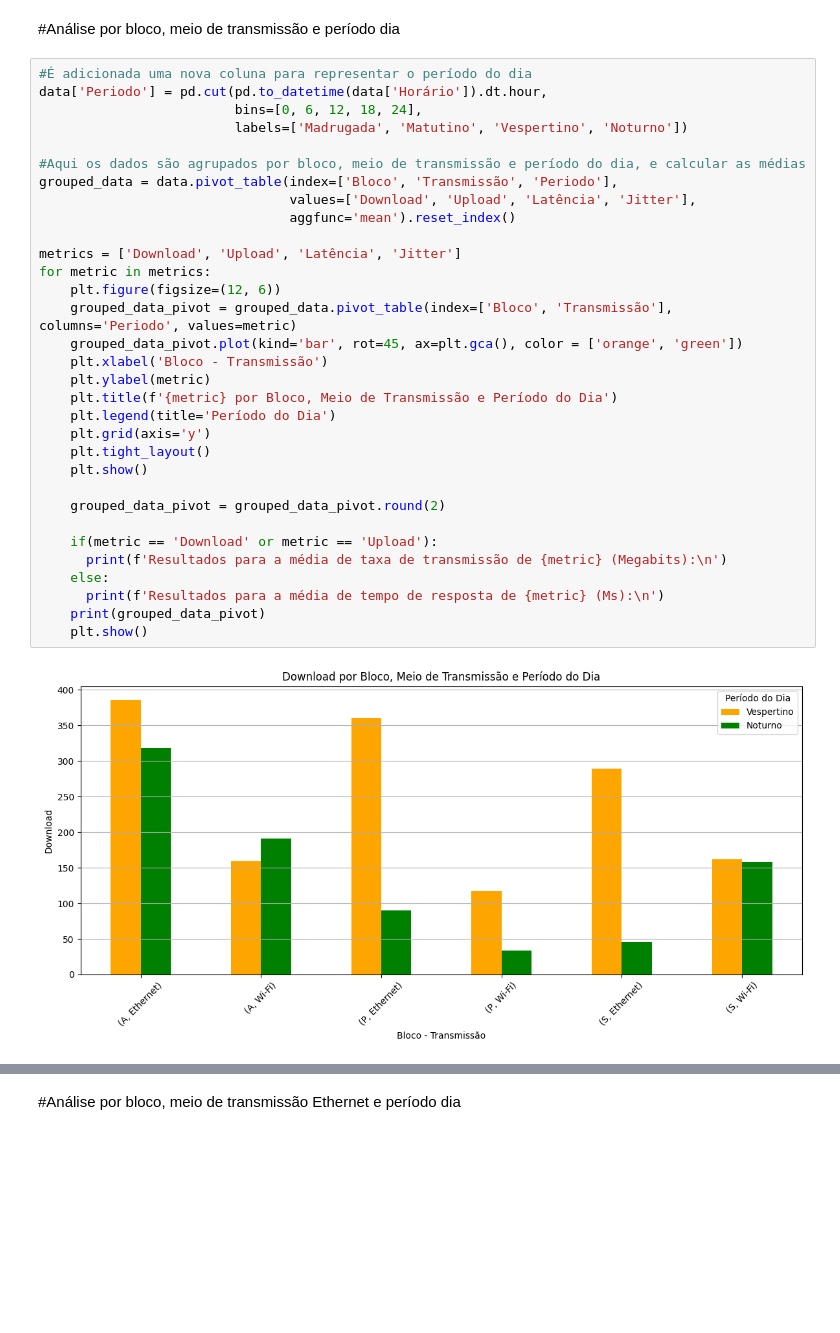
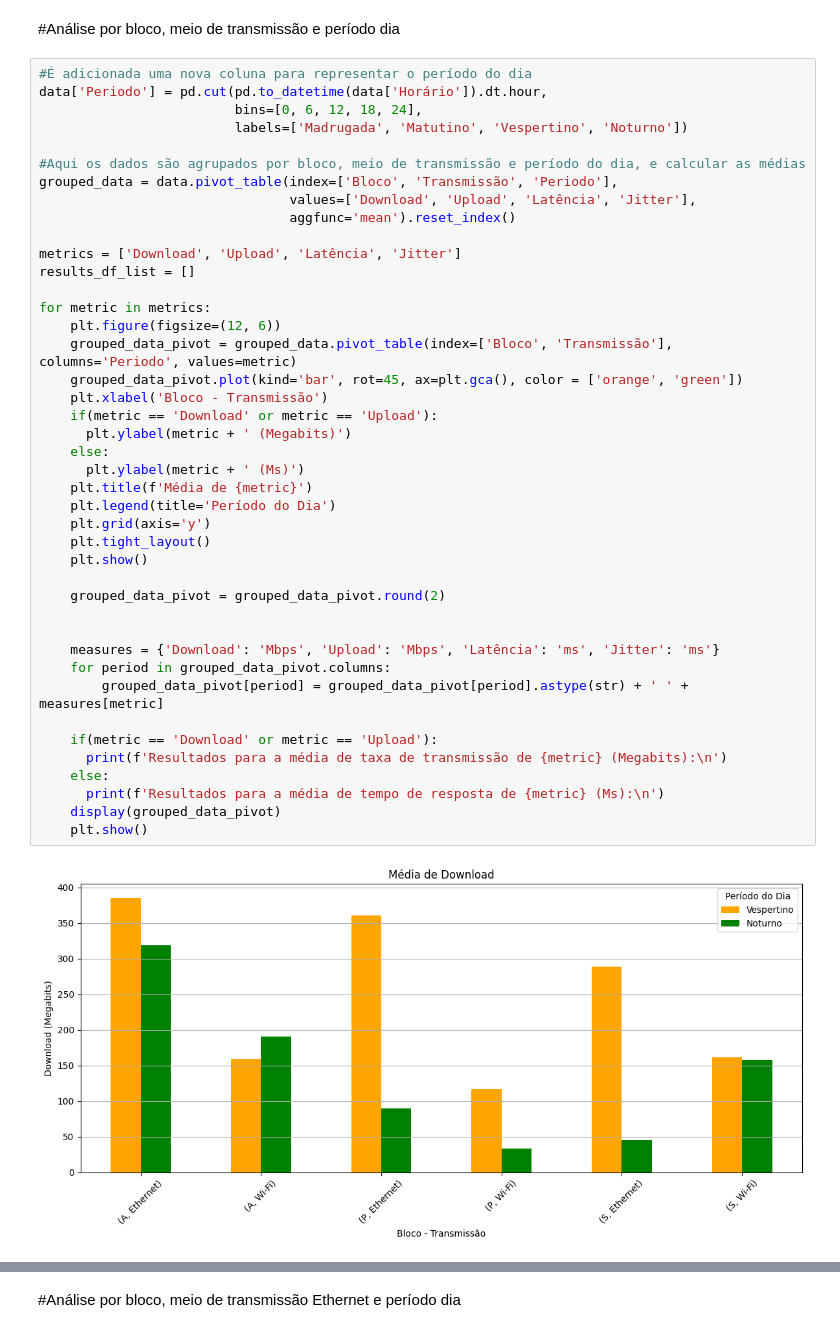
Before and after one commit to matheusbuenowb/University-Network-Analysis, a Jupyter notebook: TCC_Análise.ipynb, the cells around one changed output, grey strips where cells are left out. Saved outputs shown, nothing was run; the diff lists cells and outputs as text; blank space fills up the shorter version.

```diff
--- a/TCC_Análise.ipynb
+++ b/TCC_Análise.ipynb
@@ -281,35 +303,45 @@ data = pd.read_csv('/content/TestesAmostras100.csv', delimiter=',')
 # %%
 #É adicionada uma nova coluna para representar o período do dia
 data['Periodo'] = pd.cut(pd.to_datetime(data['Horário']).dt.hour,
                          bins=[0, 6, 12, 18, 24],
                          labels=['Madrugada', 'Matutino', 'Vespertino', 'Noturno'])
 
 #Aqui os dados são agrupados por bloco, meio de transmissão e período do dia, e calcular as médias
 grouped_data = data.pivot_table(index=['Bloco', 'Transmissão', 'Periodo'],
                                 values=['Download', 'Upload', 'Latência', 'Jitter'],
                                 aggfunc='mean').reset_index()
 
 metrics = ['Download', 'Upload', 'Latência', 'Jitter']
+results_df_list = []
+
 for metric in metrics:
     plt.figure(figsize=(12, 6))
     grouped_data_pivot = grouped_data.pivot_table(index=['Bloco', 'Transmissão'], columns='Periodo', values=metric)
     grouped_data_pivot.plot(kind='bar', rot=45, ax=plt.gca(), color = ['orange', 'green'])
     plt.xlabel('Bloco - Transmissão')
-    plt.ylabel(metric)
-    plt.title(f'{metric} por Bloco, Meio de Transmissão e Período do Dia')
+    if(metric == 'Download' or metric == 'Upload'):
+      plt.ylabel(metric + ' (Megabits)')
+    else:
+      plt.ylabel(metric + ' (Ms)')
+    plt.title(f'Média de {metric}')
     plt.legend(title='Período do Dia')
     plt.grid(axis='y')
     plt.tight_layout()
     plt.show()
 
     grouped_data_pivot = grouped_data_pivot.round(2)
 
+
+    measures = {'Download': 'Mbps', 'Upload': 'Mbps', 'Latência': 'ms', 'Jitter': 'ms'}
+    for period in grouped_data_pivot.columns:
+        grouped_data_pivot[period] = grouped_data_pivot[period].astype(str) + ' ' + measures[metric]
+
     if(metric == 'Download' or metric == 'Upload'):
       print(f'Resultados para a média de taxa de transmissão de {metric} (Megabits):\n')
     else:
       print(f'Resultados para a média de tempo de resposta de {metric} (Ms):\n')
-    print(grouped_data_pivot)
+    display(grouped_data_pivot)
     plt.show()
 # %% [output]
-[figure, old version]
+[figure, new version]
 Resultados para a média de taxa de transmissão de Download (Megabits):
```
Also changed, not shown: parts of 9 cells of this notebook.
